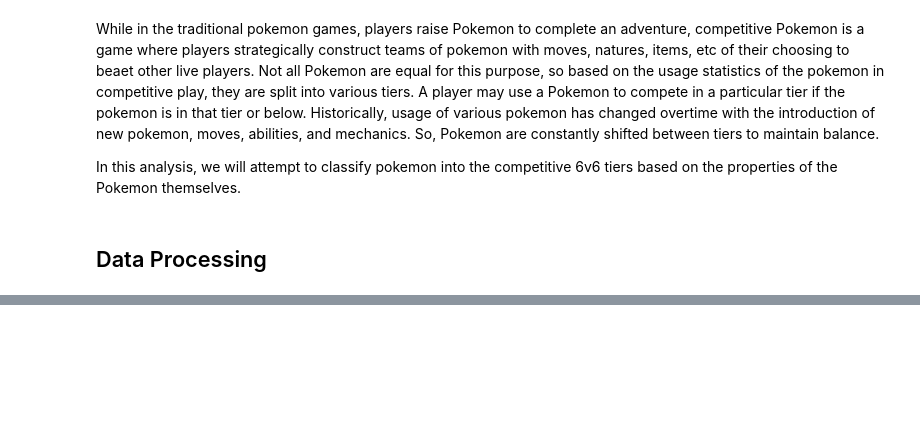
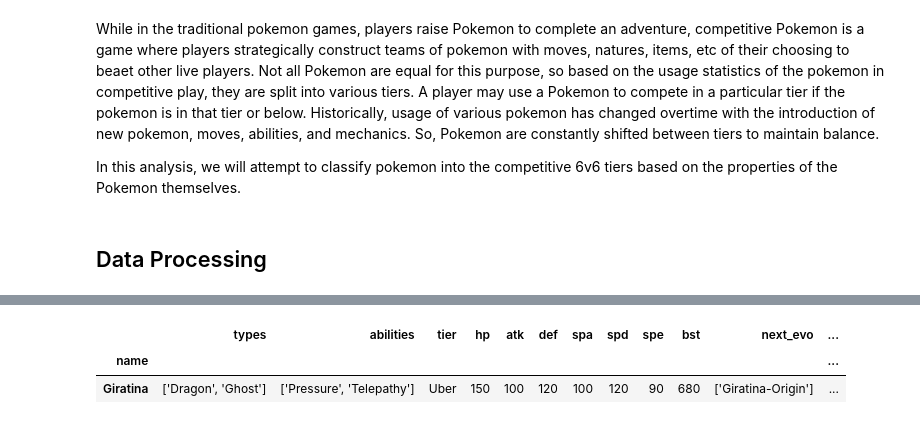
Before and after one commit to n2cholas/pokemon-analysis, a Jupyter notebook: Pokemon-Analysis.ipynb, the cells around one changed output, grey strips where cells are left out. Saved outputs shown, nothing was run; the diff lists cells and outputs as text; code cells hidden in the pictures; blank space fills up the shorter version.

```diff
--- a/Pokemon-Analysis.ipynb
+++ b/Pokemon-Analysis.ipynb
@@ -25,0 +42,6 @@ Number of pokemon:  569
+# %%
+df[df.index == 'Giratina']
+# %% [output]
+|  | types | abilities | tier | hp | atk | def | spa | spd | spe | bst | next_evo | ... |
+| name |  |  |  |  |  |  |  |  |  |  |  | ... |
+| Giratina | ['Dragon', 'Ghost'] | ['Pressure', 'Telepathy'] | Uber | 150 | 100 | 120 | 100 | 120 | 90 | 680 | ['Giratina-Origin'] | ... |
```
Also changed, not shown: parts of 23 cells of this notebook.
